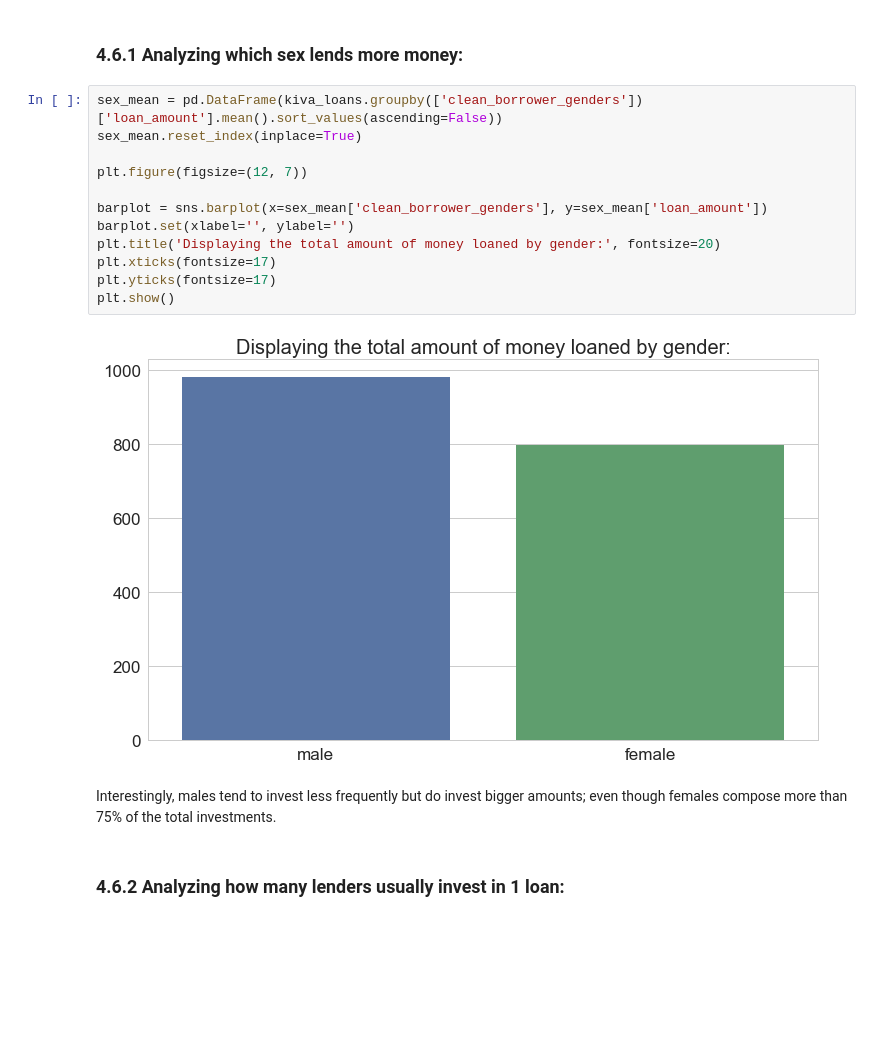
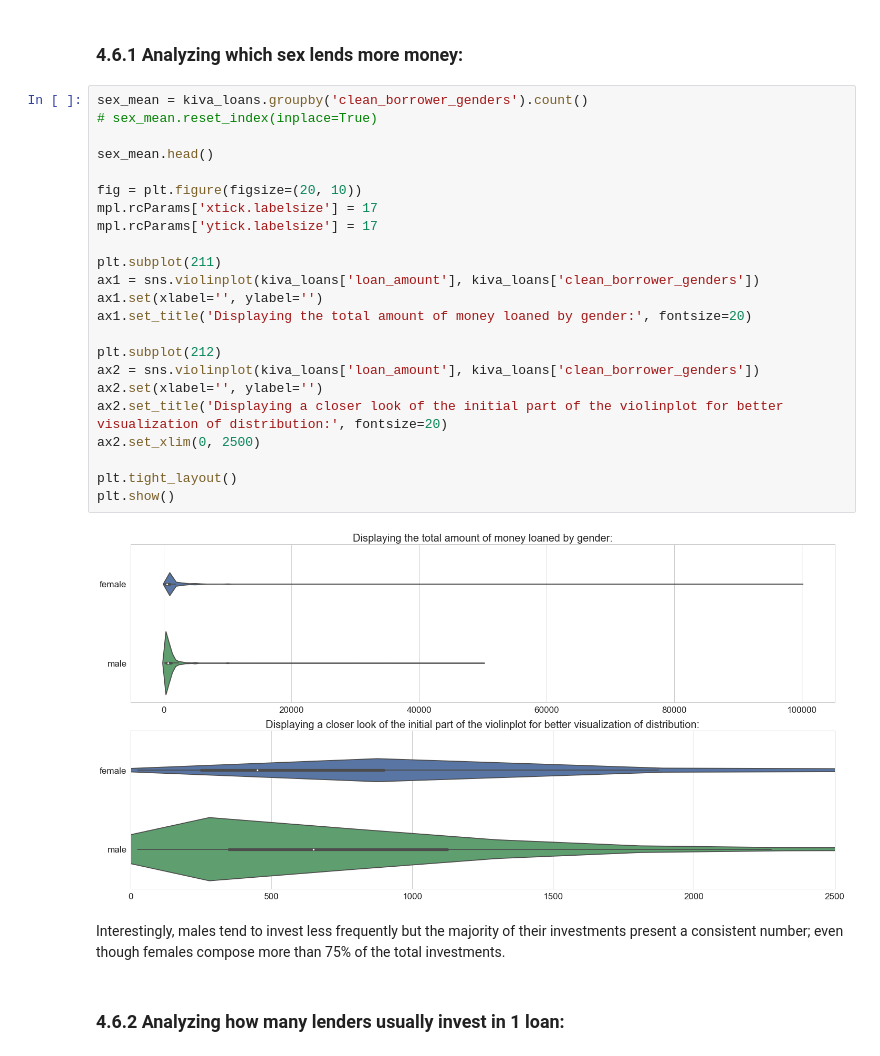
Before and after one commit to CJL89/Kiva-Crowdfunding, a Jupyter notebook: Kiva Crowdfunding.ipynb, the cells around one changed output. Cells and saved outputs as stored; diff of their text form; blank space fills up the shorter version.

```diff
--- a/Kiva Crowdfunding.ipynb
+++ b/Kiva Crowdfunding.ipynb
@@ -394,22 +397,33 @@ plt.show()
 Females tend to invest more frequently than males. Let's investigate whether or not they invest more money than males.
 # %% [markdown]
 ### <a id='loan_amount'>4.6.1 Analyzing which sex lends more money:</a>
-# %%
-sex_mean = pd.DataFrame(kiva_loans.groupby(['clean_borrower_genders'])['loan_amount'].mean().sort_values(ascending=False))
-sex_mean.reset_index(inplace=True)
-
-plt.figure(figsize=(12, 7))
-
-barplot = sns.barplot(x=sex_mean['clean_borrower_genders'], y=sex_mean['loan_amount'])
-barplot.set(xlabel='', ylabel='')
-plt.title('Displaying the total amount of money loaned by gender:', fontsize=20)
-plt.xticks(fontsize=17)
-plt.yticks(fontsize=17)
-plt.show()
-# %% [output]
-[figure, removed]
+# %%
+sex_mean = kiva_loans.groupby('clean_borrower_genders').count()
+# sex_mean.reset_index(inplace=True)
+
+sex_mean.head()
+
+fig = plt.figure(figsize=(20, 10))
+mpl.rcParams['xtick.labelsize'] = 17
+mpl.rcParams['ytick.labelsize'] = 17
+
+plt.subplot(211)
+ax1 = sns.violinplot(kiva_loans['loan_amount'], kiva_loans['clean_borrower_genders'])
+ax1.set(xlabel='', ylabel='')
+ax1.set_title('Displaying the total amount of money loaned by gender:', fontsize=20)
+
+plt.subplot(212)
+ax2 = sns.violinplot(kiva_loans['loan_amount'], kiva_loans['clean_borrower_genders'])
+ax2.set(xlabel='', ylabel='')
+ax2.set_title('Displaying a closer look of the initial part of the violinplot for better visualization of distribution:', fontsize=20)
+ax2.set_xlim(0, 2500)
+
+plt.tight_layout()
+plt.show()
+# %% [output]
+[figure, added]
 # %% [markdown]
-Interestingly, males tend to invest less frequently but do invest bigger amounts; even though females compose more than 75% of the total investments.
+Interestingly, males tend to invest less frequently but the majority of their investments present a consistent number; even though females compose more than 75% of the total investments.
 # %% [markdown]
 ### <a id='lender_amount'>4.6.2 Analyzing how many lenders usually invest in 1 loan:</a>
 # %%
```
Also changed, not shown: parts of 9 cells of this notebook.
